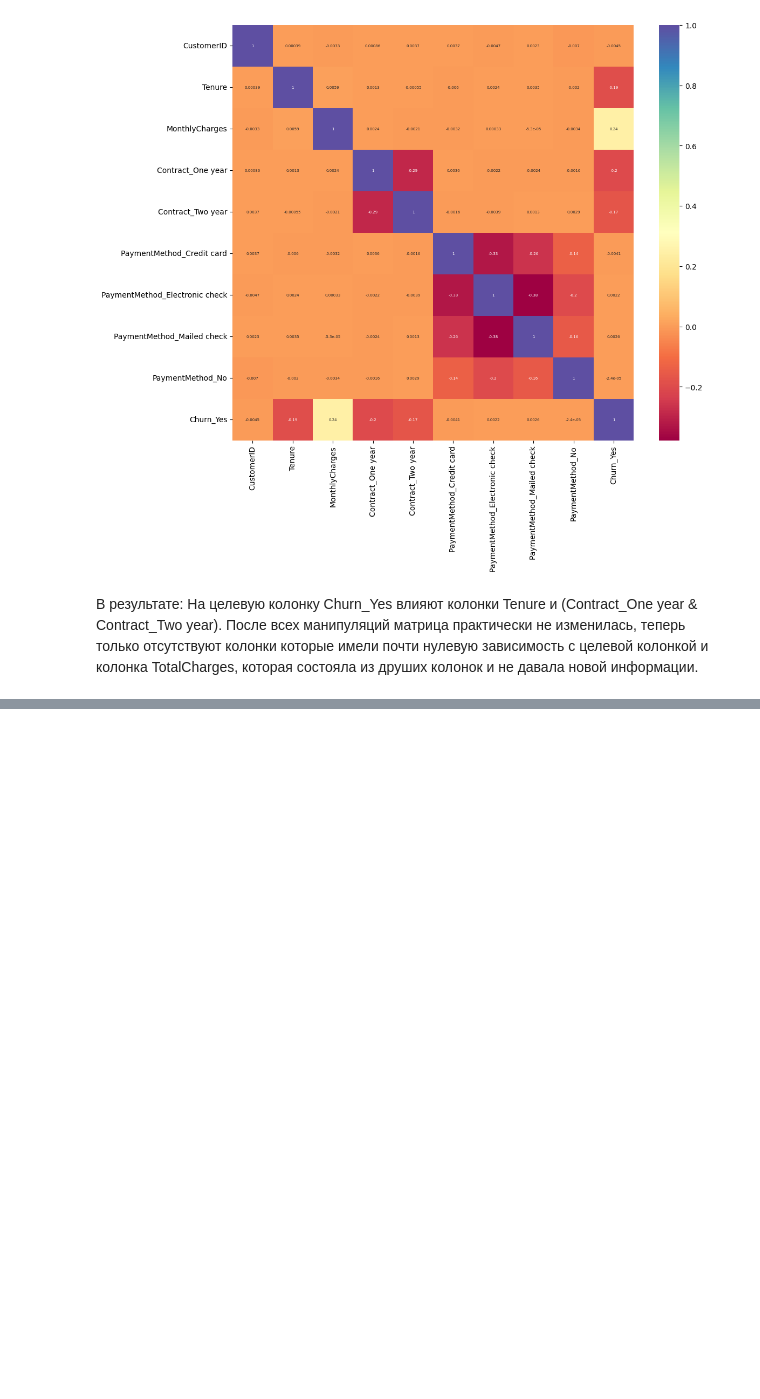
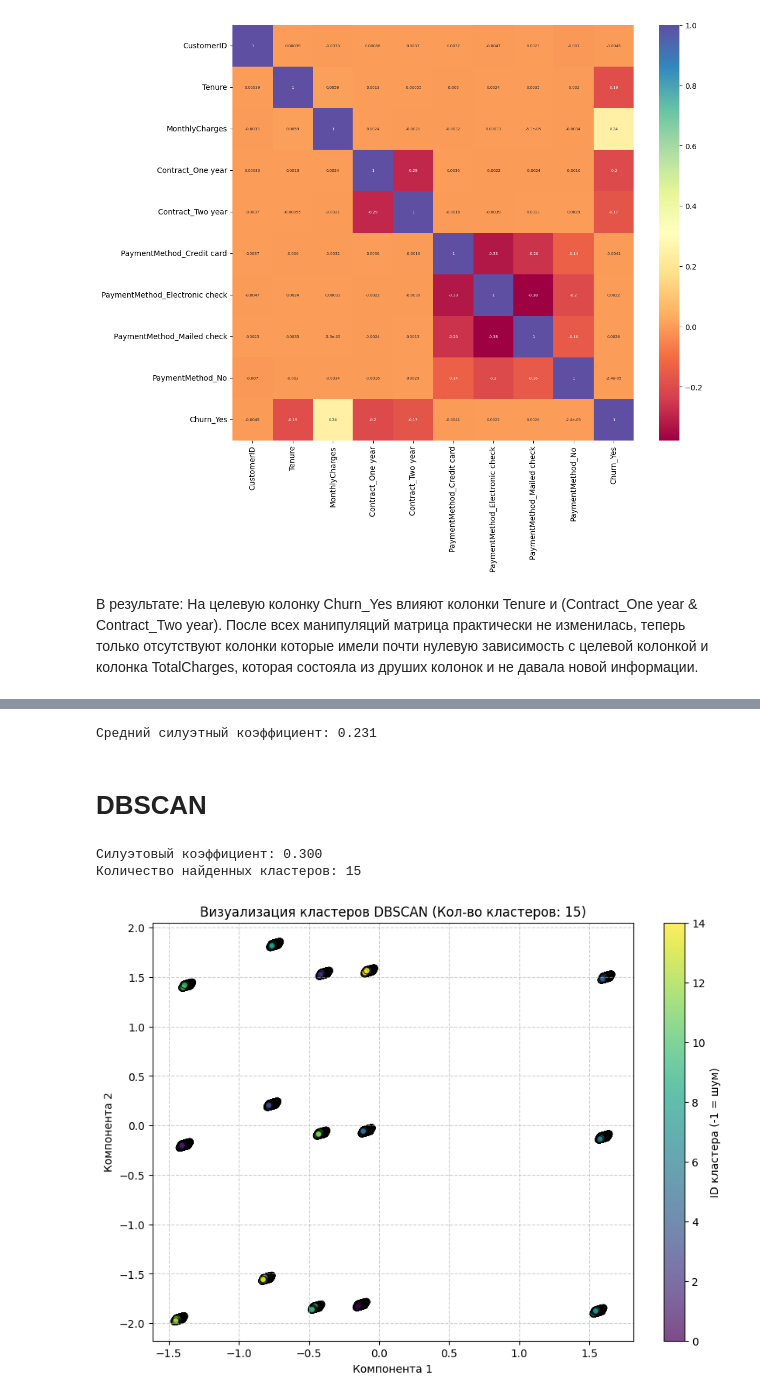
Before and after one commit to Eg0r-S/Database_practical, a Jupyter notebook: Практическая 2/code2.ipynb, the cells around one changed output, grey strips where cells are left out. Saved outputs shown, nothing was run; the diff lists cells and outputs as text; code cells hidden in the pictures; blank space fills up the shorter version.

```diff
--- a/Практическая 2/code2.ipynb
+++ b/Практическая 2/code2.ipynb
@@ -513,0 +448,58 @@ Silhouette Score: 0.22
+# %%
+from sklearn.metrics import silhouette_score, silhouette_samples
+from sklearn.datasets import make_blobs, make_moons
+
+
+# Применяем алгоритм K-Means
+kmeans = KMeans(n_clusters=5, random_state=42)
+cluster_labels = kmeans.fit_predict(df_stand)
+
+
+# Расчет общего силуэтного коэффициента
+silhouette_avg = silhouette_score(df_stand, cluster_labels)
+print(f"Средний силуэтный коэффициент: {silhouette_avg:.3f}")
+# %% [output]
+Средний силуэтный коэффициент: 0.231
+# %% [markdown]
+# DBSCAN
+# %%
+from sklearn.cluster import DBSCAN
+from sklearn.metrics import silhouette_score
+from sklearn.decomposition import PCA
+
+
+
+# Шаг 1: Инициализация и обучение
+# eps - радиус окрестности, min_samples - мин. количество точек для формирования кластера
+dbscan = DBSCAN(eps=0.5, min_samples=5)
+clusters = dbscan.fit_predict(df_stand)
+
+# Шаг 2: Расчет силуэтного коэффициента
+# Метрика требует наличия минимум 2 кластеров (не считая шум)
+labels = dbscan.labels_
+n_clusters_ = len(set(labels)) - (1 if -1 in labels else 0)
+
+if n_clusters_ > 1:
+    score = silhouette_score(df_stand, labels)
+    print(f"Силуэтовый коэффициент: {score:.3f}")
+    print(f"Количество найденных кластеров: {n_clusters_}")
+else:
+    print("Ошибка: Найдено недостаточно кластеров для расчета коэффициента.")
+
+
+# Шаг 3: Построение графика
+pca = PCA(n_components=2)
+pca_data = pca.fit_transform(df_stand)
+
+plt.figure(figsize=(10, 7))
+scatter = plt.scatter(pca_data[:, 0], pca_data[:, 1], c=labels, cmap='viridis', edgecolors='k', alpha=0.7)
+plt.title(f'Визуализация кластеров DBSCAN (Кол-во кластеров: {n_clusters_})')
+plt.xlabel('Компонента 1')
+plt.ylabel('Компонента 2')
+plt.colorbar(scatter, label='ID кластера (-1 = шум)')
+plt.grid(True, linestyle='--', alpha=0.6)
+plt.show()
+# %% [output]
+Силуэтовый коэффициент: 0.300
+Количество найденных кластеров: 15
+[figure, added]
```
Also changed, not shown: parts of 29 cells of this notebook.
